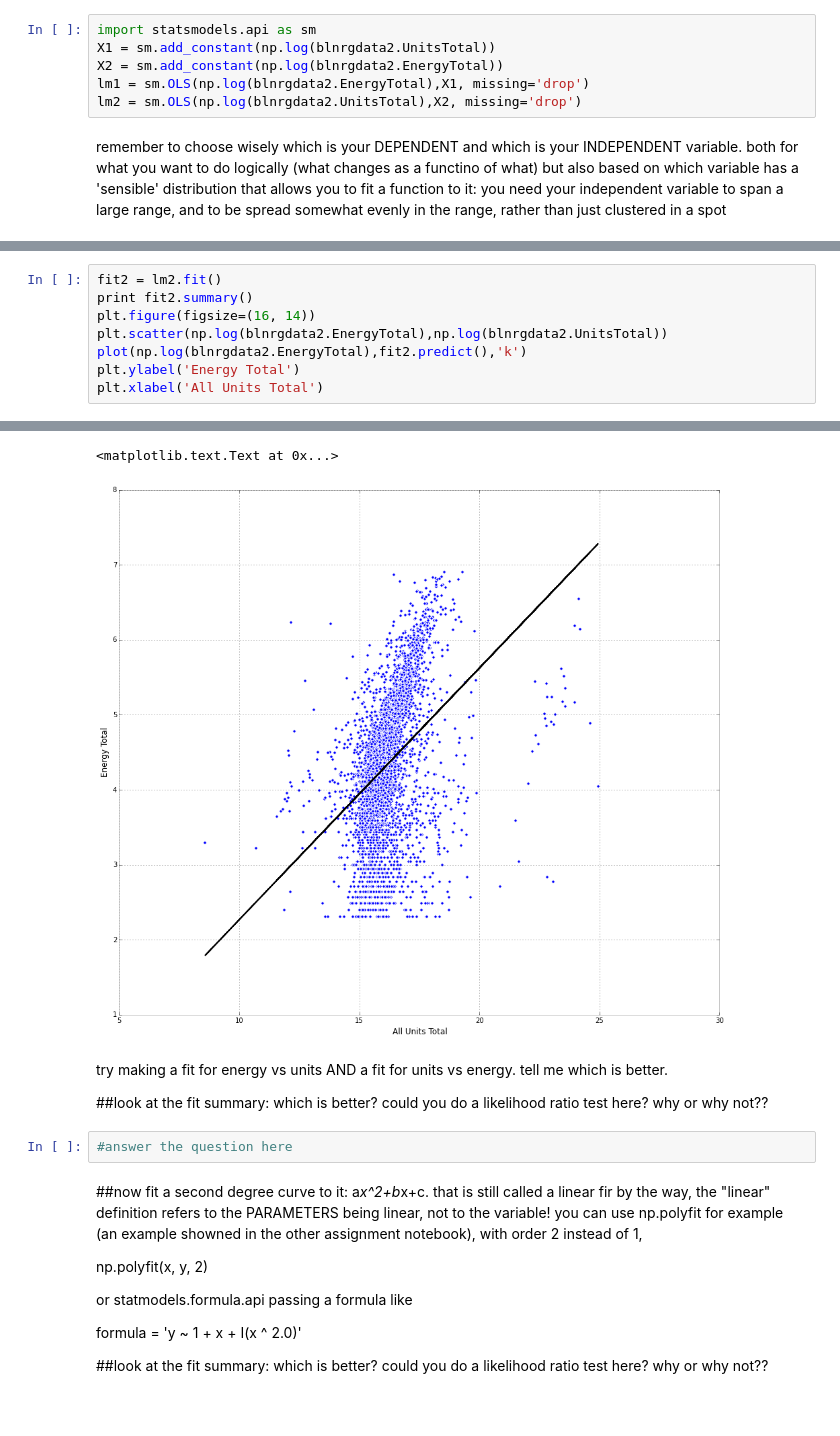
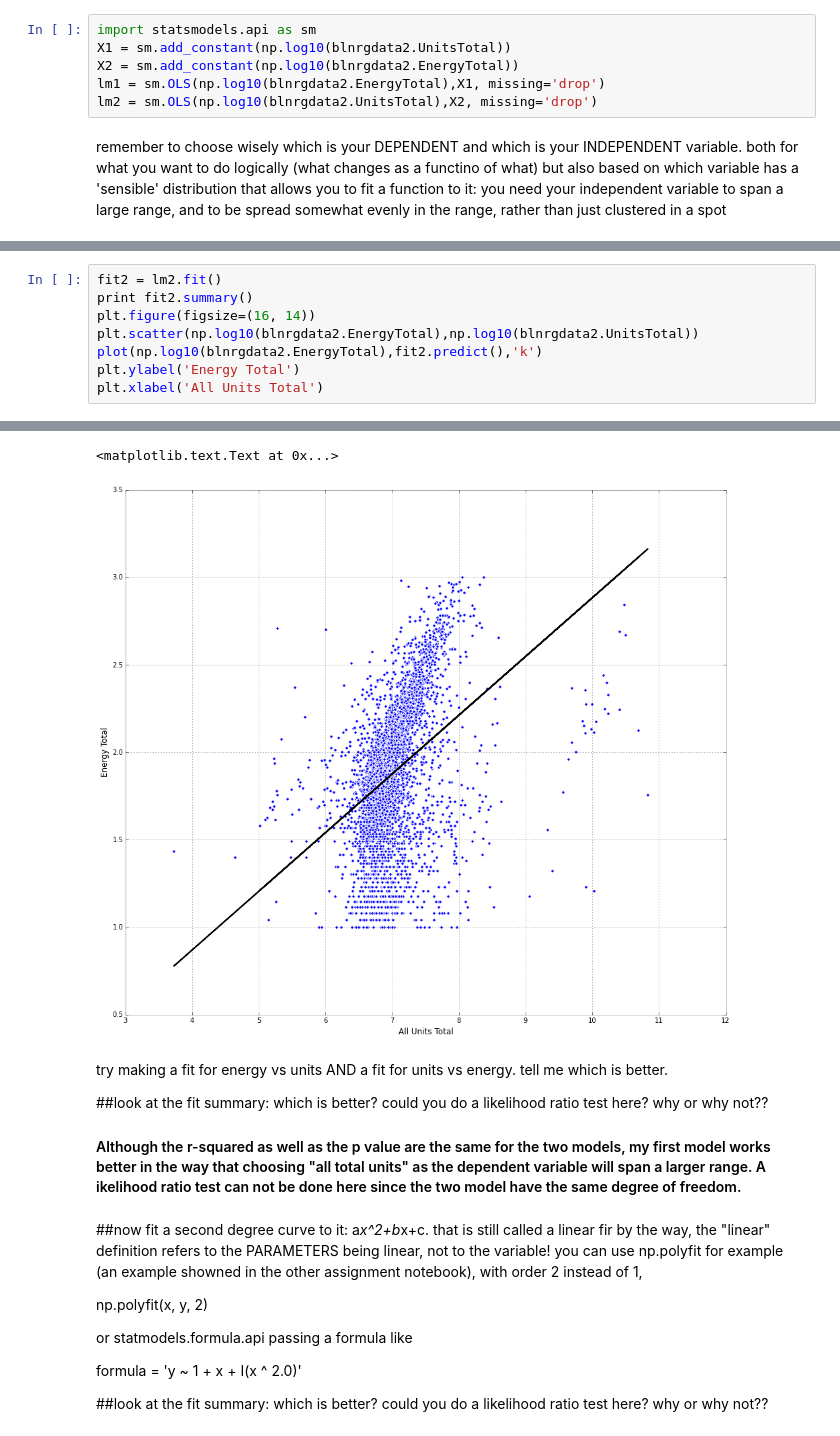
Before and after one commit to yunongcao/PUI2015_ycao, a Jupyter notebook: HW5/Assignment1.ipynb, the cells around one changed output, grey strips where cells are left out. Saved outputs shown, nothing was run; the diff lists cells and outputs as text; blank space fills up the shorter version.

```diff
--- a/HW5/Assignment1.ipynb
+++ b/HW5/Assignment1.ipynb
@@ -194,10 +194,10 @@ statsmodels, scipy, any other package, or write your own minimization of the res
 if you used statsmodels it would look something like this:
 # %%
 import statsmodels.api as sm
-X1 = sm.add_constant(np.log(blnrgdata2.UnitsTotal))
-X2 = sm.add_constant(np.log(blnrgdata2.EnergyTotal))
-lm1 = sm.OLS(np.log(blnrgdata2.EnergyTotal),X1, missing='drop')
-lm2 = sm.OLS(np.log(blnrgdata2.UnitsTotal),X2, missing='drop')
+X1 = sm.add_constant(np.log10(blnrgdata2.UnitsTotal))
+X2 = sm.add_constant(np.log10(blnrgdata2.EnergyTotal))
+lm1 = sm.OLS(np.log10(blnrgdata2.EnergyTotal),X1, missing='drop')
+lm2 = sm.OLS(np.log10(blnrgdata2.UnitsTotal),X2, missing='drop')
 # %% [markdown]
 remember to choose wisely which is your DEPENDENT and which is your INDEPENDENT variable.
 both for what you want to do logically (what changes as a functino of what) but also based on which  variable has a 'sensible' distribution that allows you to fit a function to it:
@@ -235,8 +235,8 @@ Warnings:
 fit2 = lm2.fit()
 print fit2.summary()
 plt.figure(figsize=(16, 14))
-plt.scatter(np.log(blnrgdata2.EnergyTotal),np.log(blnrgdata2.UnitsTotal))
-plot(np.log(blnrgdata2.EnergyTotal),fit2.predict(),'k')
+plt.scatter(np.log10(blnrgdata2.EnergyTotal),np.log10(blnrgdata2.UnitsTotal))
+plot(np.log10(blnrgdata2.EnergyTotal),fit2.predict(),'k')
 plt.ylabel('Energy Total')
 plt.xlabel('All Units Total')
 # %% [output]
@@ -252,20 +252,20 @@ Df Residuals:                    4251   BIC:                         1.058e+04
 Df Model:                           1
 Covariance Type:            nonrobust
 ===============================================================================
 ... (9 lines left out)
 ==============================================================================
 
 Warnings:
 [1] Standard Errors assume that the covariance matrix of the errors is correctly specified.
 <matplotlib.text.Text at 0x...>
-[figure, old version]
+[figure, new version]
 # %% [markdown]
 try making a fit for energy vs units AND a fit for units vs energy.
 tell me which is better.
 
 ##look at the fit summary: which is better? could you do a likelihood ratio test here? why or why not??
+
+#### Although the r-squared as well as the p value are the same for the two models, my first model works better in the way that choosing "all total units"  as the dependent variable will span a larger range. A ikelihood ratio test can not be done here since the two model have the same degree of freedom.
-# %%
-#answer the question here
 # %% [markdown]
 ##now fit a second degree curve to it: a*x^2+b*x+c.
 that is still called a linear fir by the way, the "linear" definition refers to the PARAMETERS being linear, not to the variable!
```
Also changed, not shown: parts of 4 cells of this notebook.
